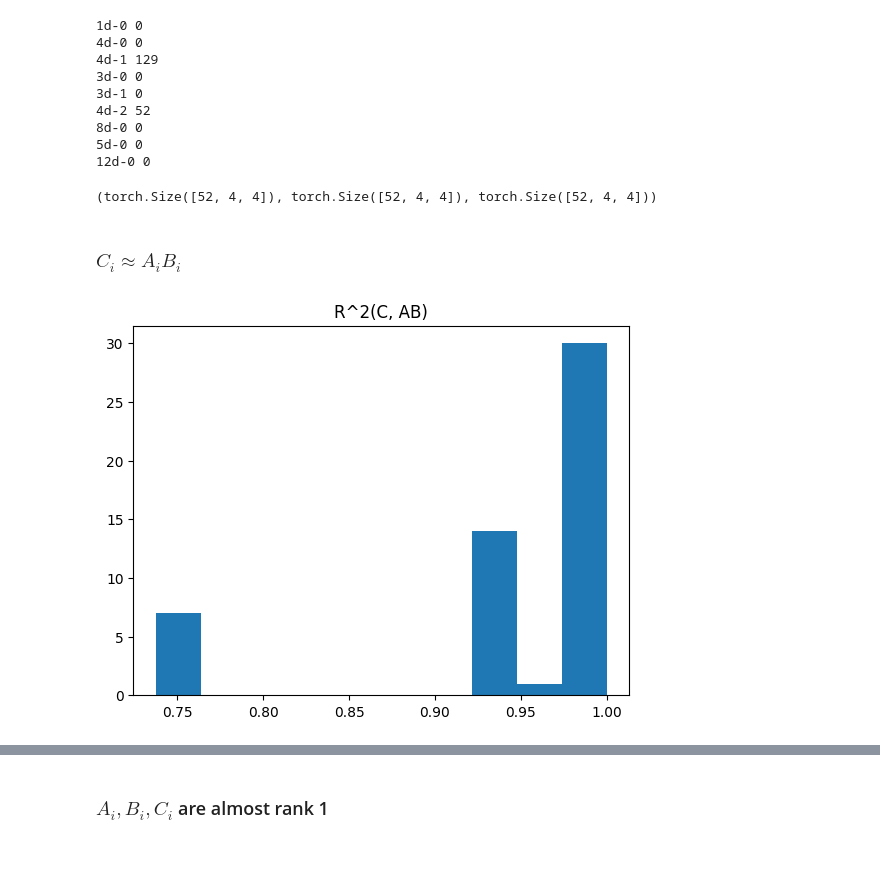
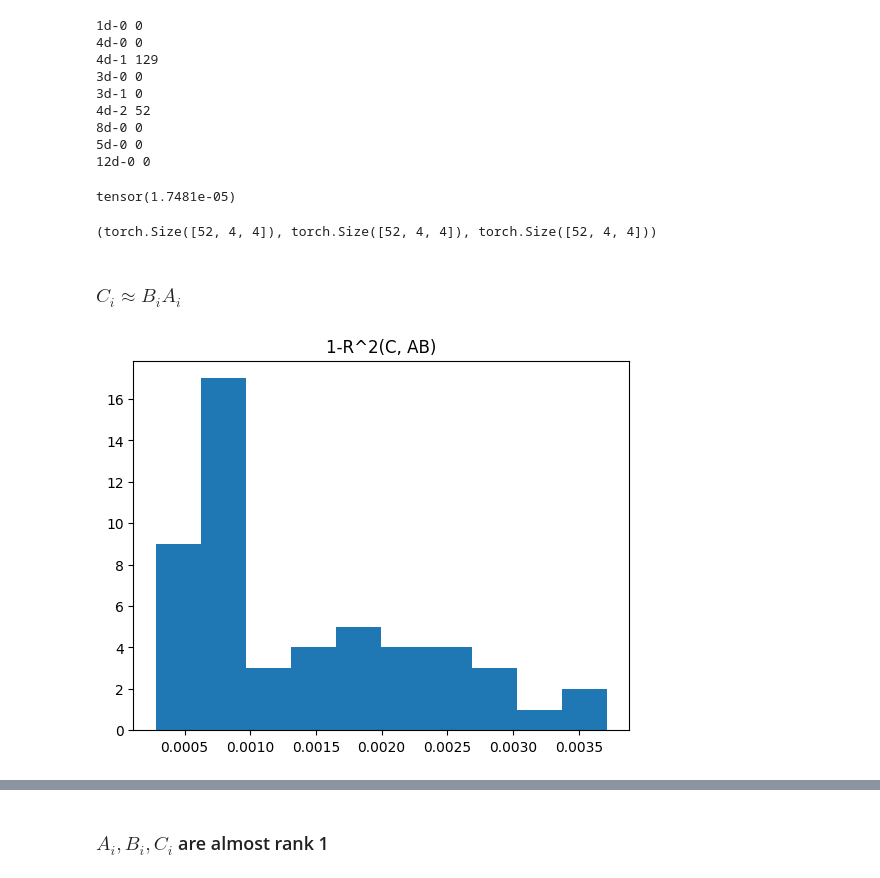
Before and after one commit to LouisYRYJ/Finite-groups, a Jupyter notebook: notebooks/irreps_all.ipynb, the cells around one changed output, grey strips where cells are left out. Drawn from its saved outputs; the diff is of its cells as text; code cells hidden in the pictures.

```diff
--- a/notebooks/irreps_all.ipynb
+++ b/notebooks/irreps_all.ipynb
@@ -190,19 +198,31 @@ C_flat = (t.linalg.inv(flat_irrep.T @ flat_irrep) @ flat_irrep.T @ irrep_uneuron
 A = einops.rearrange(A_flat, '(d1 d2) m -> m d1 d2', d1=irrep_d, d2=irrep_d).mT
 B = einops.rearrange(B_flat, '(d1 d2) m -> m d1 d2', d1=irrep_d, d2=irrep_d).mT
 C = einops.rearrange(C_flat, '(d1 d2) m -> m d1 d2', d1=irrep_d, d2=irrep_d).mT
+
+A_norm = t.linalg.matrix_norm(A)
+B_norm = t.linalg.matrix_norm(B)
+(A_norm - B_norm).norm()**2 / B_norm.norm()**2
+print((A_norm - B_norm).norm()**2 / B_norm.norm()**2)
+
+# Normalize A and B to have unit Frobenius norm
+A = A / A_norm.unsqueeze(1).unsqueeze(1)
+B = B / A_norm.unsqueeze(1).unsqueeze(1)
+C = C * ( (A_norm + B_norm) / 2).unsqueeze(1).unsqueeze(1)
+
 A.shape, B.shape, C.shape
 # %% [output]
-(torch.Size([52, 4, 4]), torch.Size([52, 4, 4]), torch.Size([52, 4, 4]))
+tensor(1.7481e-05)
+(torch.Size([52, 4, 4]), torch.Size([52, 4, 4]), torch.Size([52, 4, 4]))
 # %% [markdown]
-### $C_i\approx A_iB_i$
+### $C_i\approx B_iA_i$
 # %%
-x = einops.rearrange(A @ B, 'm d1 d2 -> m (d1 d2)')
+x = einops.rearrange(B @ A, 'm d1 d2 -> m (d1 d2)')
 y = einops.rearrange(C, 'm d1 d2 -> m (d1 d2)')
 coef = (x * y).sum(dim=-1) / (x * x).sum(dim=-1)
 yhat = coef.unsqueeze(1) * x
 r2 = (yhat - y).norm(dim=-1).pow(2) / y.norm(dim=-1).pow(2)
 plt.hist(r2.tolist())
-plt.title('R^2(C, AB)')
+plt.title('1-R^2(C, AB)')
 plt.show()
 # %% [output]
-[figure, old version]
+[figure, new version]
```
Also changed, not shown: parts of 19 cells of this notebook, 2 other files.
